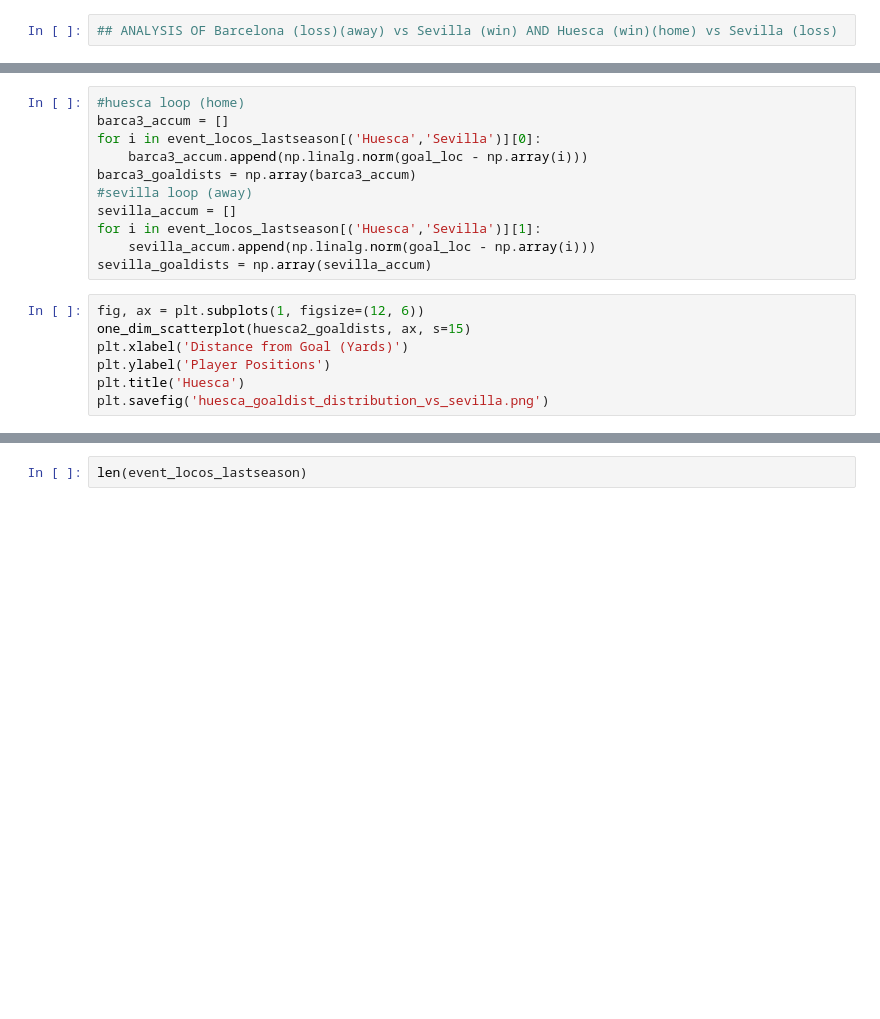
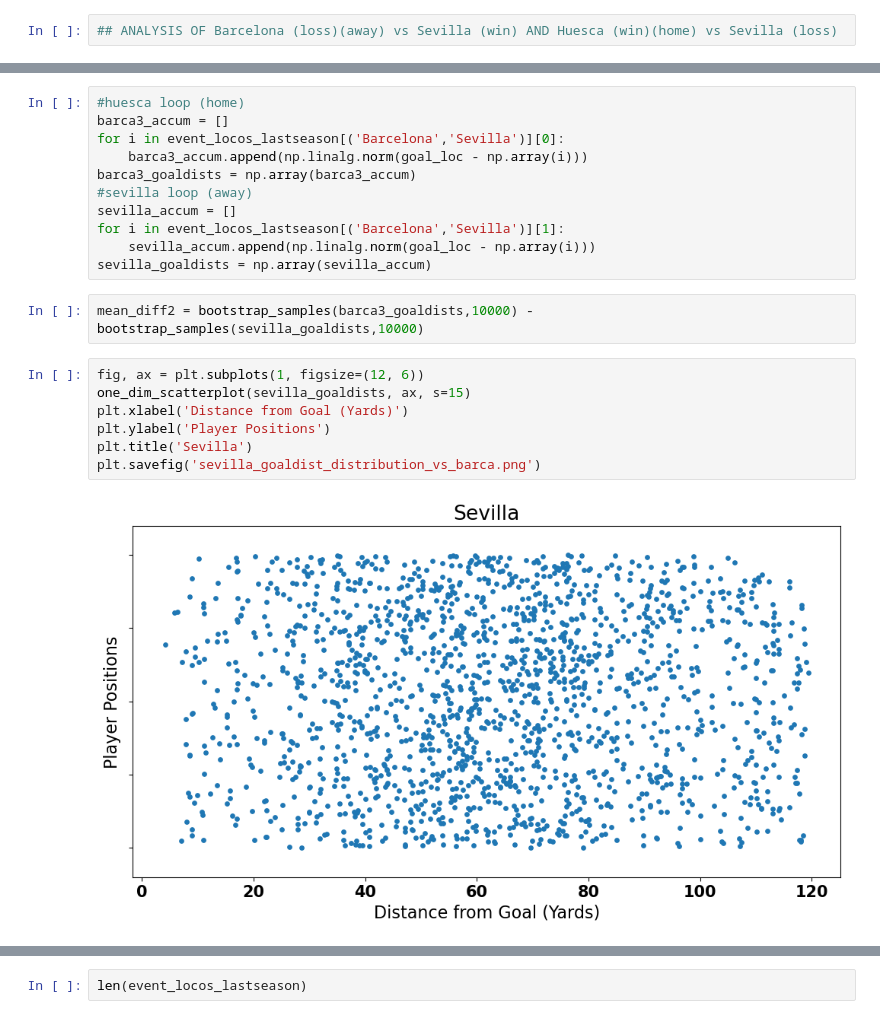
Before and after one commit to hashim-albattah/capstone1, a Jupyter notebook: src/soccer_data_exploration.ipynb, the cells around one changed output, grey strips where cells are left out. Cells and saved outputs as stored; diff of their text form; blank space fills up the shorter version.

```diff
--- a/src/soccer_data_exploration.ipynb
+++ b/src/soccer_data_exploration.ipynb
@@ -679,20 +661,24 @@ def soc_plot_auto_bymatch(d,home,away):
 # %%
 #huesca loop (home)
 barca3_accum = []
-for i in event_locos_lastseason[('Huesca','Sevilla')][0]:
+for i in event_locos_lastseason[('Barcelona','Sevilla')][0]:
     barca3_accum.append(np.linalg.norm(goal_loc - np.array(i)))
 barca3_goaldists = np.array(barca3_accum)
 #sevilla loop (away)
 sevilla_accum = []
-for i in event_locos_lastseason[('Huesca','Sevilla')][1]:
+for i in event_locos_lastseason[('Barcelona','Sevilla')][1]:
     sevilla_accum.append(np.linalg.norm(goal_loc - np.array(i)))
 sevilla_goaldists = np.array(sevilla_accum)
+# %%
+mean_diff2 = bootstrap_samples(barca3_goaldists,10000) - bootstrap_samples(sevilla_goaldists,10000)
 # %%
 fig, ax = plt.subplots(1, figsize=(12, 6))
-one_dim_scatterplot(huesca2_goaldists, ax, s=15)
+one_dim_scatterplot(sevilla_goaldists, ax, s=15)
 plt.xlabel('Distance from Goal (Yards)')
 plt.ylabel('Player Positions')
-plt.title('Huesca')
-plt.savefig('huesca_goaldist_distribution_vs_sevilla.png')
+plt.title('Sevilla')
+plt.savefig('sevilla_goaldist_distribution_vs_barca.png')
+# %% [output]
+[figure, added]
 # %%
 fig, ax = plt.subplots(1, figsize=(12, 6))
```
Also changed, not shown: parts of 19 cells of this notebook, 12 other files.
